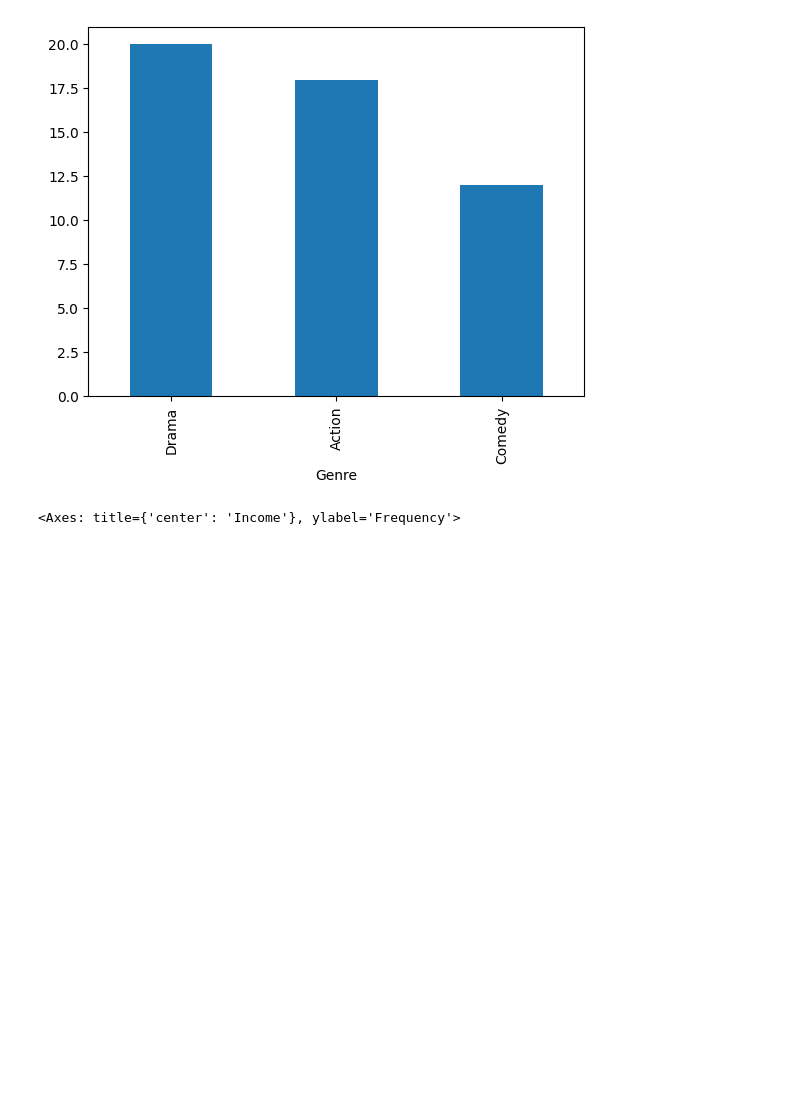
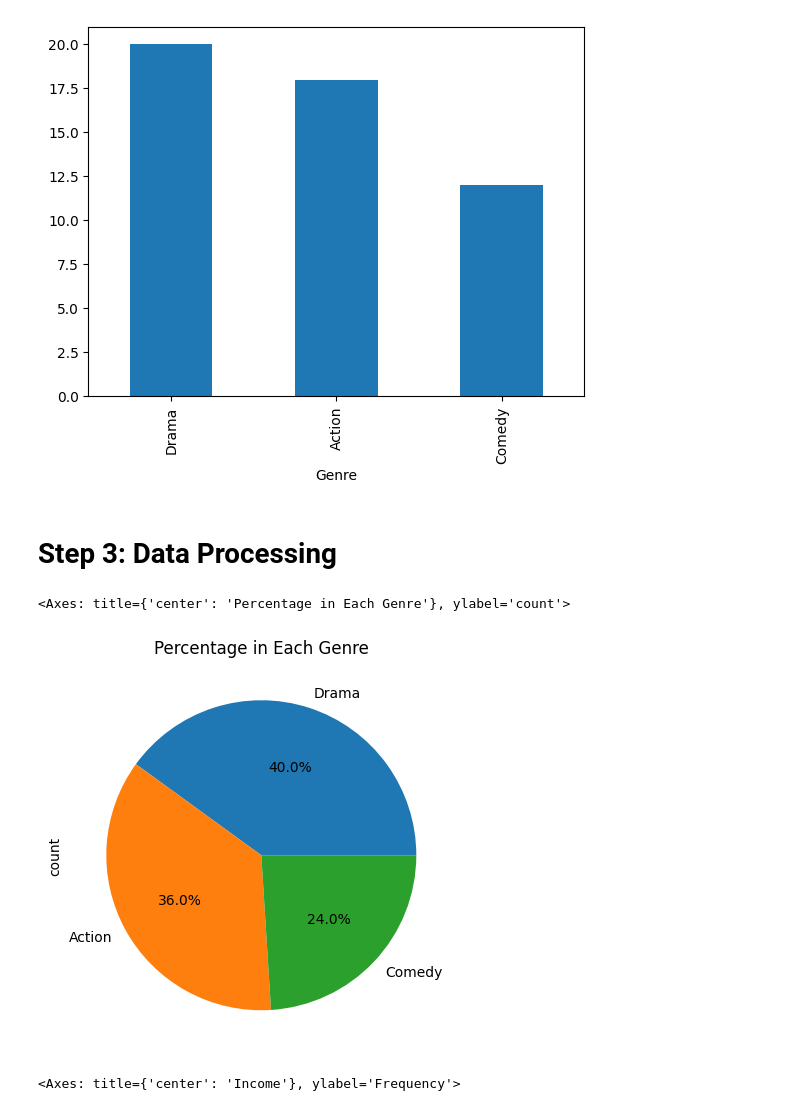
Before and after one commit to Makkonenexe/CI345_Machine_Learning, a Jupyter notebook: Lab8_KNN_MovieStore.ipynb, the cells around one changed output. Saved outputs shown, nothing was run; the diff lists cells and outputs as text; code cells hidden in the pictures; blank space fills up the shorter version.

```diff
--- a/Lab8_KNN_MovieStore.ipynb
+++ b/Lab8_KNN_MovieStore.ipynb
@@ -154,6 +162,19 @@ Comedy    12
 Name: count, dtype: int64
 <Axes: xlabel='Genre'>
 [figure]
+# %% [markdown]
+# Step 3: Data Processing
+# %%
+res = df['Genre'].value_counts()
+res.plot(
+    kind = 'pie',
+    autopct = '%1.1f%%',
+    title = 'Percentage in Each Genre',
+     figsize = (5, 6)
+)
+# %% [output]
+<Axes: title={'center': 'Percentage in Each Genre'}, ylabel='count'>
+[figure, added]
 # %%
 df = original_vtable
 res = df['Income']
```
Also changed, not shown: parts of 21 cells of this notebook.
